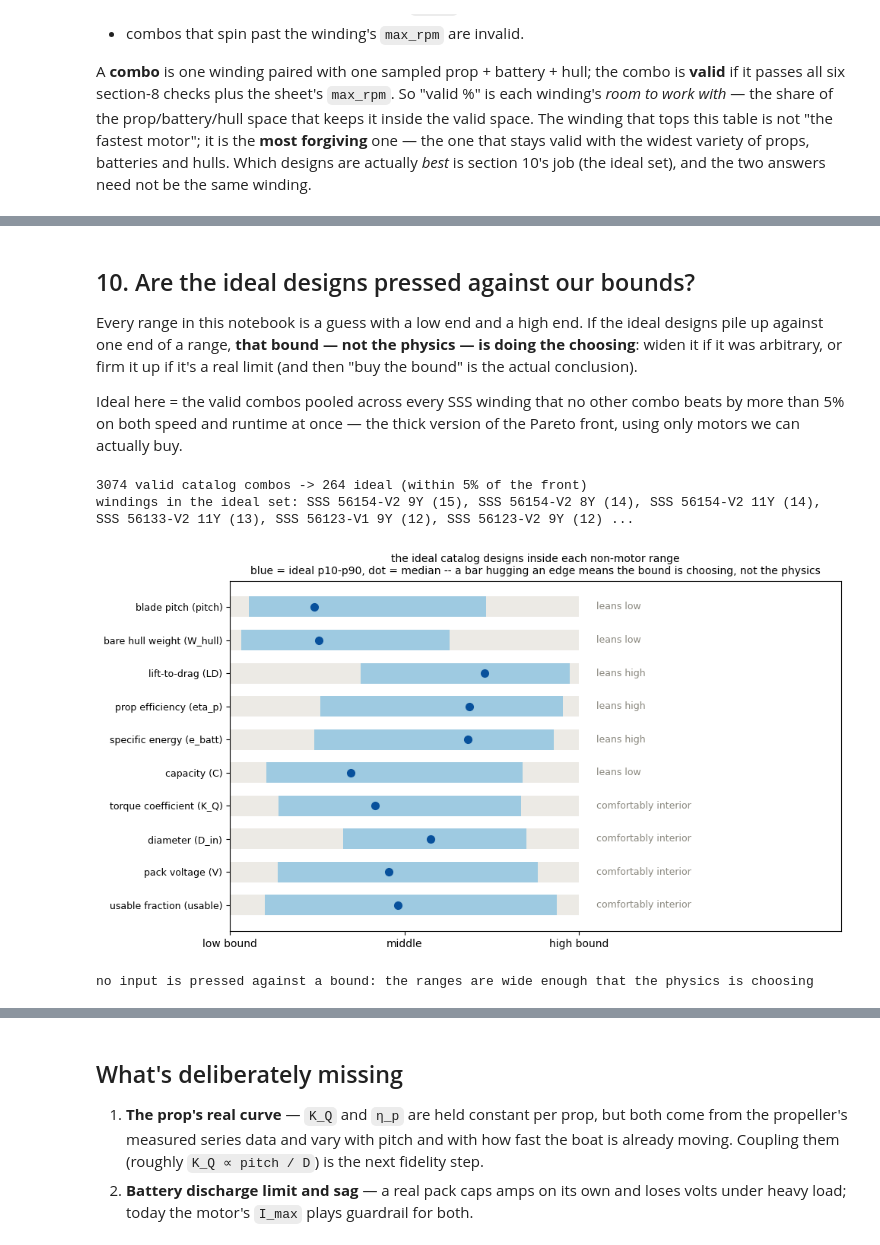
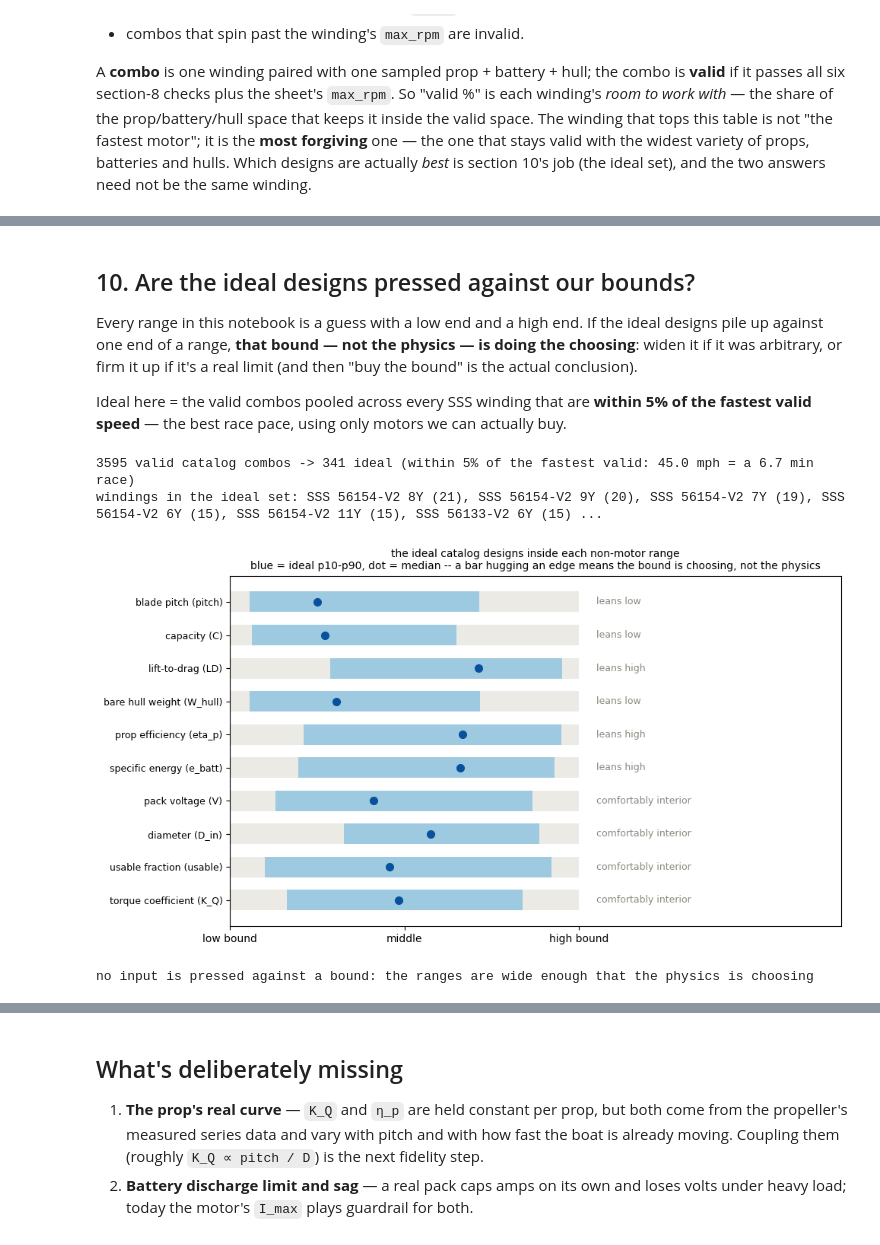
Before and after one commit to MarMar888/hav, a Jupyter notebook: optimization/willmarley.ipynb, the cells around one changed output, grey strips where cells are left out. Saved outputs shown, nothing was run; the diff lists cells and outputs as text; code cells hidden in the pictures.

```diff
--- a/optimization/willmarley.ipynb
+++ b/optimization/willmarley.ipynb
@@ -621,7 +621,8 @@ Everything here is recomputed from the samples: change a requirement, a sanity b
 any input range above, re-run, and the conclusions reshape themselves.
 # %%
 # what we demand of the boat (edit freely), and where the model can be trusted
-REQS = {"min_speed_mph": 15.0, "min_runtime_min": 20.0, "max_weight_lb": 160.0}
+REQS = {"min_speed_mph": 15.0, "max_weight_lb": 160.0}
+RACE = {"miles": 5.0, "reserve": 1.3}  # course length + energy reserve -- EDIT to the real race
 SANITY = {"min_motor_eff": 0.5, "min_slip": 0.5, "max_speed_mph": 45.0}
 
 eff_s = np.array([r["eff"] for r in runs])
@@ -631,7 +632,7 @@ wt = outs["weight (lb)"]; amps = outs["amps (A)"]
 
 checks = {
     f"speed >= {REQS['min_speed_mph']:g} mph  (fast enough to bother)": spd >= REQS["min_speed_mph"],
-    f"runtime >= {REQS['min_runtime_min']:g} min  (long enough to matter)": rt >= REQS["min_runtime_min"],
+    f"finishes {RACE['miles']:g} mi with {RACE['reserve'] - 1:.0%} reserve": rt >= 60 * RACE["miles"] / spd * RACE["reserve"],
     f"weight <= {REQS['max_weight_lb']:g} lb  (still a small boat)": wt <= REQS["max_weight_lb"],
     f"motor eff >= {SANITY['min_motor_eff']:g}  (less heat than shaft power)": eff_s >= SANITY["min_motor_eff"],
     f"slip >= {SANITY['min_slip']:g}  (prop not absurdly over-pitched)": slip_s >= SANITY["min_slip"],
@@ -784,7 +765,8 @@ def run_winding(m):
         p = {k: sub[k][i] for k in NON_MOTOR}
         p["V"] = min(p["V"], m["v_max"])  # buy a pack the winding can take
         r = steady_state(Kv=m["Kv"], R=m["R"], I0=m["I0"], I_max=m["I_max"], W_motor=m["W_motor"], **p)
-        r["ok"] = (r["mph"] >= REQS["min_speed_mph"] and r["minutes"] >= REQS["min_runtime_min"]
+        r["ok"] = (r["mph"] >= REQS["min_speed_mph"]
+                   and r["minutes"] >= 60 * RACE["miles"] / r["mph"] * RACE["reserve"]
                    and r["W"] <= REQS["max_weight_lb"] and r["eff"] >= SANITY["min_motor_eff"]
                    and r["slip"] >= SANITY["min_slip"] and r["mph"] <= SANITY["max_speed_mph"]
                    and r["rpm"] <= m["max_rpm"])
@@ -879,19 +861,16 @@ designs pile up against one end of a range, **that bound — not the physics —
 choosing**: widen it if it was arbitrary, or firm it up if it's a real limit (and then
 "buy the bound" is the actual conclusion).
 
-Ideal here = the valid combos pooled across every SSS winding that no other combo beats
-by more than 5% on both speed and runtime at once — the thick version of the Pareto front,
-using only motors we can actually buy.
+Ideal here = the valid combos pooled across every SSS winding that are **within 5% of the
+fastest valid speed** — the best race pace, using only motors we can actually buy.
 # %%
 from collections import Counter
 
 mph_a = np.array([d["mph"] for d in CAT_VALID])
-min_a = np.array([d["minutes"] for d in CAT_VALID])
-EPS = 1.05
-ideal_mask = np.array([not np.any((mph_a >= m * EPS) & (min_a >= t * EPS))
-                       for m, t in zip(mph_a, min_a)])
-IDEAL = [d for d, keep in zip(CAT_VALID, ideal_mask) if keep]
-print(f"{len(CAT_VALID)} valid catalog combos -> {len(IDEAL)} ideal (within 5% of the front)")
+best_mph = mph_a.max()
+IDEAL = [d for d, m in zip(CAT_VALID, mph_a) if m >= 0.95 * best_mph]
+print(f"{len(CAT_VALID)} valid catalog combos -> {len(IDEAL)} ideal (within 5% of the "
+      f"fastest valid: {best_mph:.1f} mph = a {60 * RACE['miles'] / best_mph:.1f} min race)")
 mix = Counter(d["name"] for d in IDEAL).most_common()
 print("windings in the ideal set: " + ", ".join(f"{n} ({c})" for n, c in mix[:6])
       + (" ..." if len(mix) > 6 else ""))
@@ -917,35 +896,35 @@ for i, (k, q10, q50, q90) in enumerate(rows):
     y = len(rows) - 1 - i
     ax.barh(y, 1.0, left=0, height=0.62, color="#eceae5", zorder=1)
     ax.barh(y, q90 - q10, left=q10, height=0.62, color="#9ecae1", zorder=2)
     ax.plot(q50, y, "o", color="#08519c", ms=7, zorder=3)
     text, pinned = verdict(q50)
     ax.text(1.05, y, text, va="center", fontsize=9,
             color="#1a1a19" if pinned else "#8a887f",
             fontweight="bold" if pinned else "normal")
 ax.set_yticks([len(rows) - 1 - i for i in range(len(rows))])
 ax.set_yticklabels([f"{LABELS[k]} ({k})" for k, *_ in rows], fontsize=9)
 ax.set_xlim(0, 1.75); ax.set_xticks([0, 0.5, 1.0])
 ax.set_xticklabels(["low bound", "middle", "high bound"])
 ax.set_title("the ideal catalog designs inside each non-motor range\nblue = ideal p10-p90, dot = median -- a bar hugging an edge means the bound is choosing, not the physics",
              fontsize=10)
 plt.tight_layout(); plt.show()
 
 print()
 pinned_any = False
 for k, q10, q50, q90 in rows:
     text, pinned = verdict(q50)
     if pinned:
         pinned_any = True
         lo, hi = BOUNDS[k]
         med_val = lo + q50 * (hi - lo)
         side = "upper" if q50 >= 0.8 else "lower"
         print(f"{LABELS[k]} ({k}): ideal median {med_val:.3g} {UNITS[k]} -> hugging the {side} "
               f"bound ({lo:g}..{hi:g}): widen it if it was a guess, or buy the bound if it's real")
 if not pinned_any:
     print("no input is pressed against a bound: the ranges are wide enough that the physics is choosing")
 # %% [output]
-3074 valid catalog combos -> 264 ideal (within 5% of the front)
-windings in the ideal set: SSS 56154-V2 9Y (15), SSS 56154-V2 8Y (14), SSS 56154-V2 11Y (14), SSS 56133-V2 11Y (13), SSS 56123-V1 9Y (12), SSS 56123-V2 9Y (12) ...
+3595 valid catalog combos -> 341 ideal (within 5% of the fastest valid: 45.0 mph = a 6.7 min race)
+windings in the ideal set: SSS 56154-V2 8Y (21), SSS 56154-V2 9Y (20), SSS 56154-V2 7Y (19), SSS 56154-V2 6Y (15), SSS 56154-V2 11Y (15), SSS 56133-V2 6Y (15) ...
-[figure, old version]
+[figure, new version]
 no input is pressed against a bound: the ranges are wide enough that the physics is choosing
 # %%
```
Also changed, not shown: parts of 7 cells of this notebook, 3 other files.
